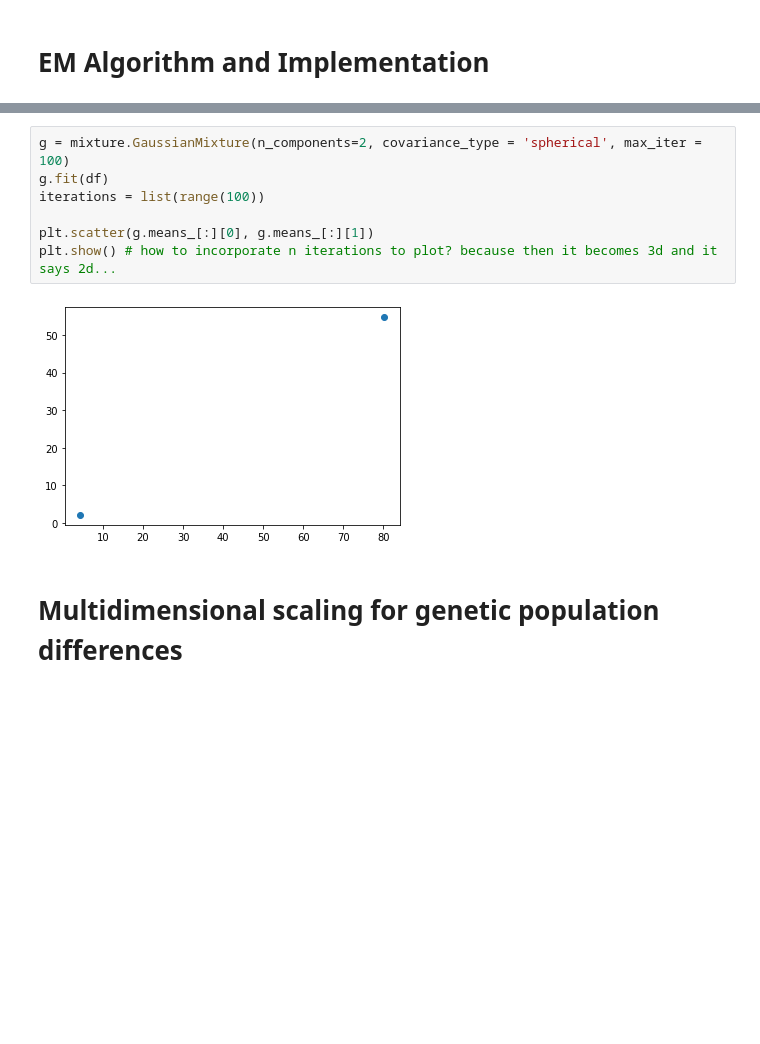
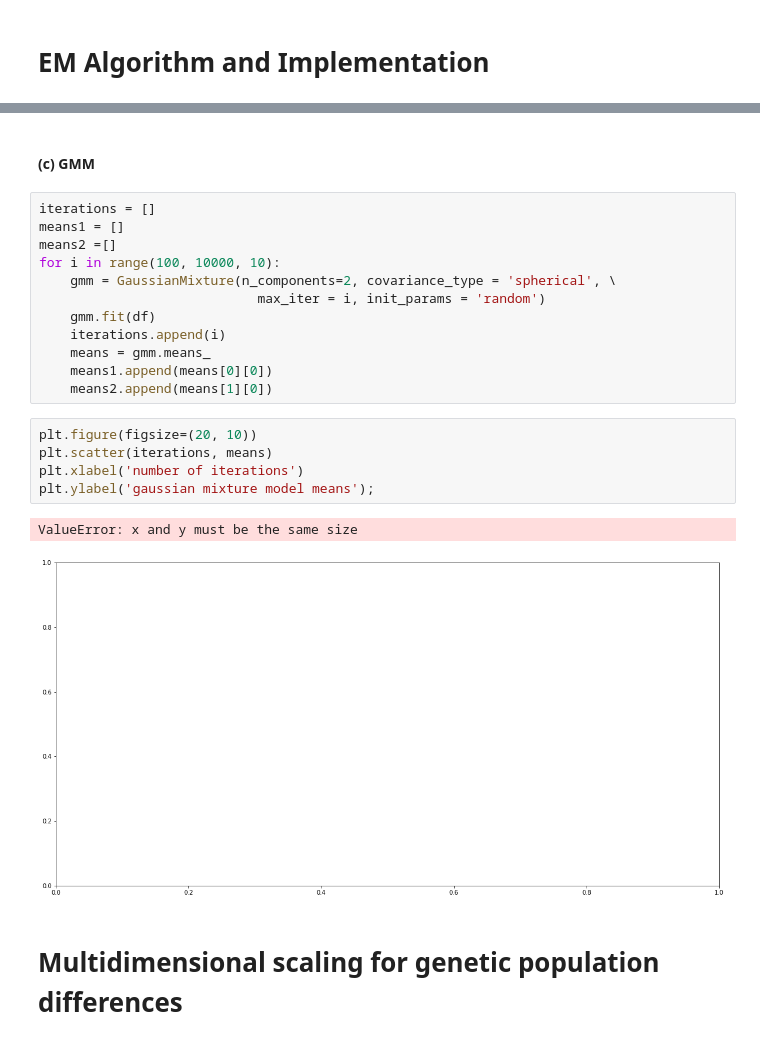
Before and after one commit to simirajpal/Applied-Machine-Learning, a Jupyter notebook: Assignment_3/Homework3_Code.ipynb, the cells around one changed output, grey strips where cells are left out. Cells and saved outputs as stored; diff of their text form; blank space fills up the shorter version.

```diff
--- a/Assignment_3/Homework3_Code.ipynb
+++ b/Assignment_3/Homework3_Code.ipynb
@@ -571,12 +549,25 @@ c)
-# %%
-g = mixture.GaussianMixture(n_components=2, covariance_type = 'spherical', max_iter = 100)
-g.fit(df)
-iterations = list(range(100))
-
-plt.scatter(g.means_[:][0], g.means_[:][1])
-plt.show() # how to incorporate n iterations to plot? because then it becomes 3d and it says 2d...
-# %% [output]
-[figure, removed]
+# %% [markdown]
+#### (c) GMM
+# %%
+iterations = []
+means1 = []
+means2 =[]
+for i in range(100, 10000, 10):
+    gmm = GaussianMixture(n_components=2, covariance_type = 'spherical', \
+                            max_iter = i, init_params = 'random')
+    gmm.fit(df)
+    iterations.append(i)
+    means = gmm.means_
+    means1.append(means[0][0])
+    means2.append(means[1][0])
+# %%
+plt.figure(figsize=(20, 10))
+plt.scatter(iterations, means)
+plt.xlabel('number of iterations')
+plt.ylabel('gaussian mixture model means');
+# %% [output]
+ValueError: x and y must be the same size
+[figure, added]
 # %% [markdown]
 # Multidimensional scaling for genetic population differences
 # %%
```
Also changed, not shown: parts of 11 cells of this notebook, 2 other files.
